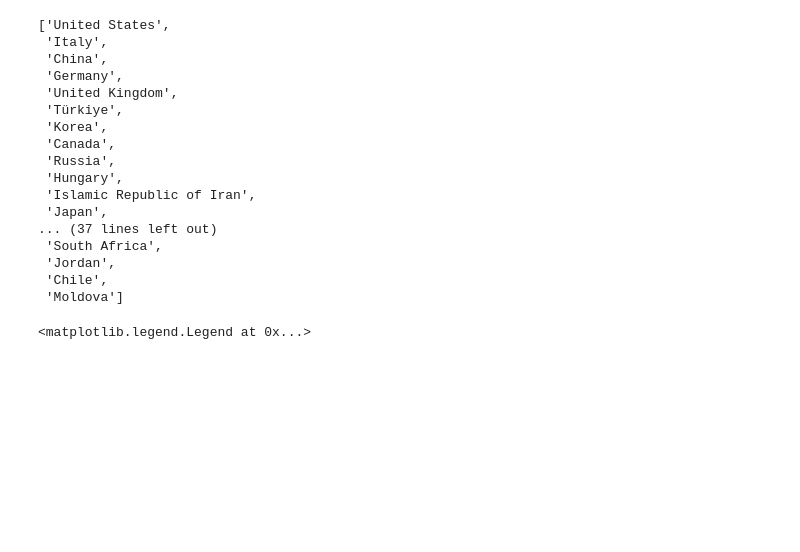
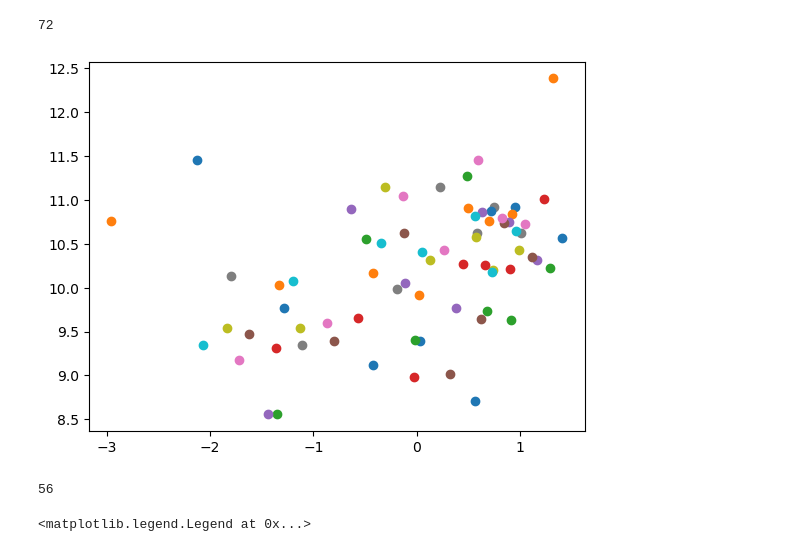
Before and after one commit to jillanes-va/Design-Complexity, a Jupyter notebook: Archivo_de_experimentación_rápida.ipynb, the cells around one changed output. Cells and saved outputs as stored; diff of their text form; code cells hidden in the pictures; blank space fills up the shorter version.

```diff
--- a/Archivo_de_experimentación_rápida.ipynb
+++ b/Archivo_de_experimentación_rápida.ipynb
@@ -36,0 +170,29 @@ print(len(DCI_wipo))
+# %%
+DCI_vs_DScore = np.zeros((2, len(DCI_awards)))
+DCR_2010 = Design_scores['DCR_2010']
+not_present = []
+
+wipo_awards = inv_dict(awards_wipo)
+wipo_awards['Korea'] = 'South Korea'
+wipo_awards['Finland'] = 'Finland'
+wipo_awards['Qatar'] = 'Qatar'
+wipo_awards['Thailand'] = 'Thailand'
+
+for n, country in enumerate(DCR_2010.keys()):
+    try:
+        c_awards = wipo_awards[country]
+        DCI_vs_DScore[0, n] = DCI_awards[c_awards]
+        DCI_vs_DScore[1, n] = DCR_2010[country]
+    except:
+        not_present.append(country)
+        pass
+
+
+mask = DCI_vs_DScore[1, :] != 0
+
+print('No presente en Awards: ', not_present)
+
+
+plt.scatter(DCI_vs_DScore[0, mask], DCI_vs_DScore[1, mask])
+plt.xlabel('DCI awards')
+plt.ylabel('DCR_2010');
@@ -37,3 +209,13 @@ print(len(DCI_wipo))
+# %%
+PIB_vs_DCI = np.zeros((2, len(DCI_awards)))
+for country, dci in DCI_awards.items():
+    pbi = PIB[awards_gdp[country]]
+    plt.scatter(dci, np.log1p(pbi))
+
+print(len(DCI_awards))
+# %% [output]
+72
+[figure, added]
 # %%
 DCIs_PIB = np.full((len(awards_wipo), 3), fill_value = np.nan)
 paises = []
@@ -49,25 +231,9 @@ with open(root + r'\test\Triplete_DCI.csv', 'w+', encoding = 'utf-8') as f:
             paises.append(c_gdp)
             f.write(f'{c_gdp},{dci_award},{dci_wipo},{pib_mean}\n')
 # %%
-paises
+len(DCIs_PIB)
 # %% [output]
-['United States',
- 'Italy',
- 'China',
- 'Germany',
- 'United Kingdom',
- 'Türkiye',
- 'Korea',
- 'Canada',
- 'Russia',
- 'Hungary',
- 'Islamic Republic of Iran',
- 'Japan',
-... (37 lines left out)
- 'South Africa',
- 'Jordan',
- 'Chile',
- 'Moldova']
+56
 # %%
 mask = np.isnan(DCIs_PIB[:, 0])
 DCIs = DCIs_PIB[:, 0:2][~mask]
```
Also changed, not shown: parts of 8 cells of this notebook, 19 other files.
